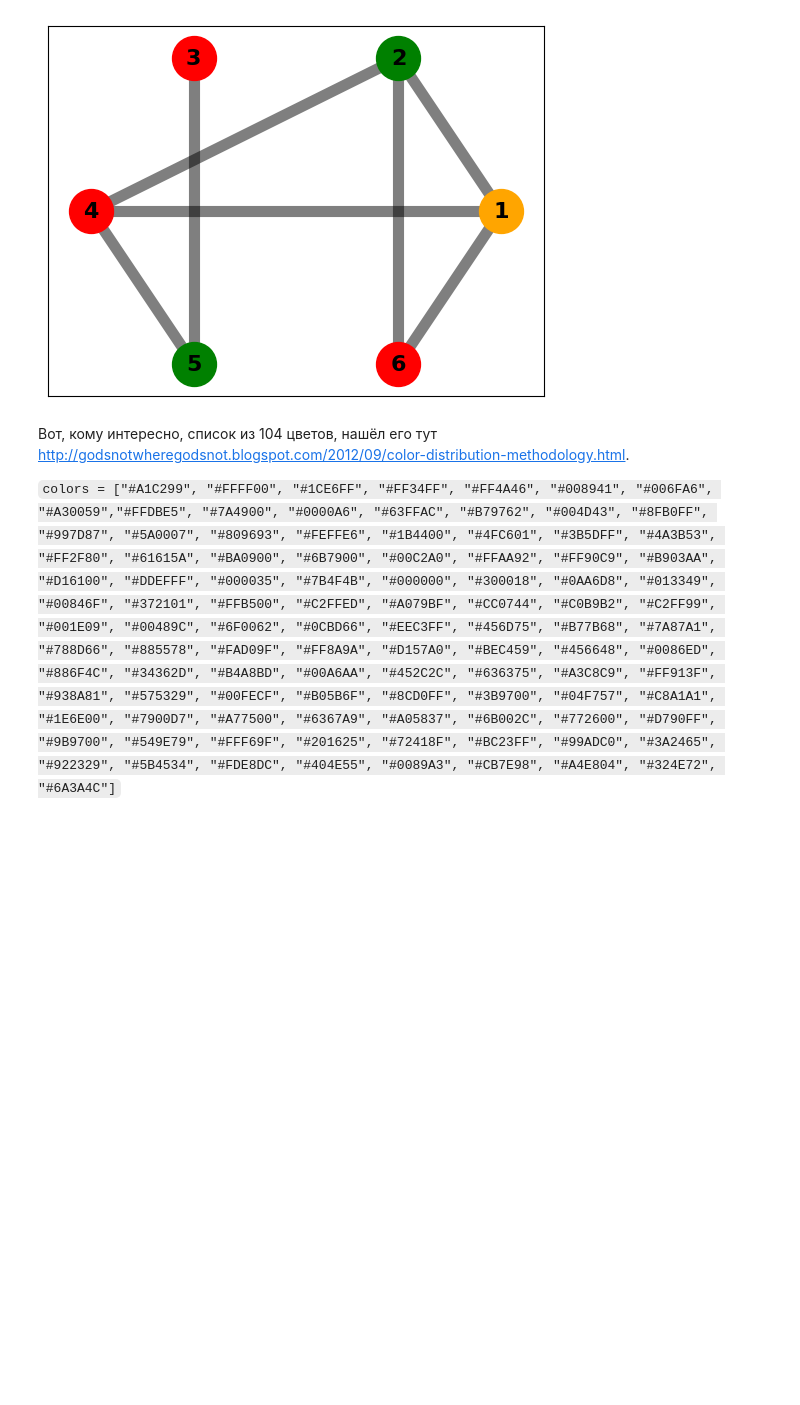
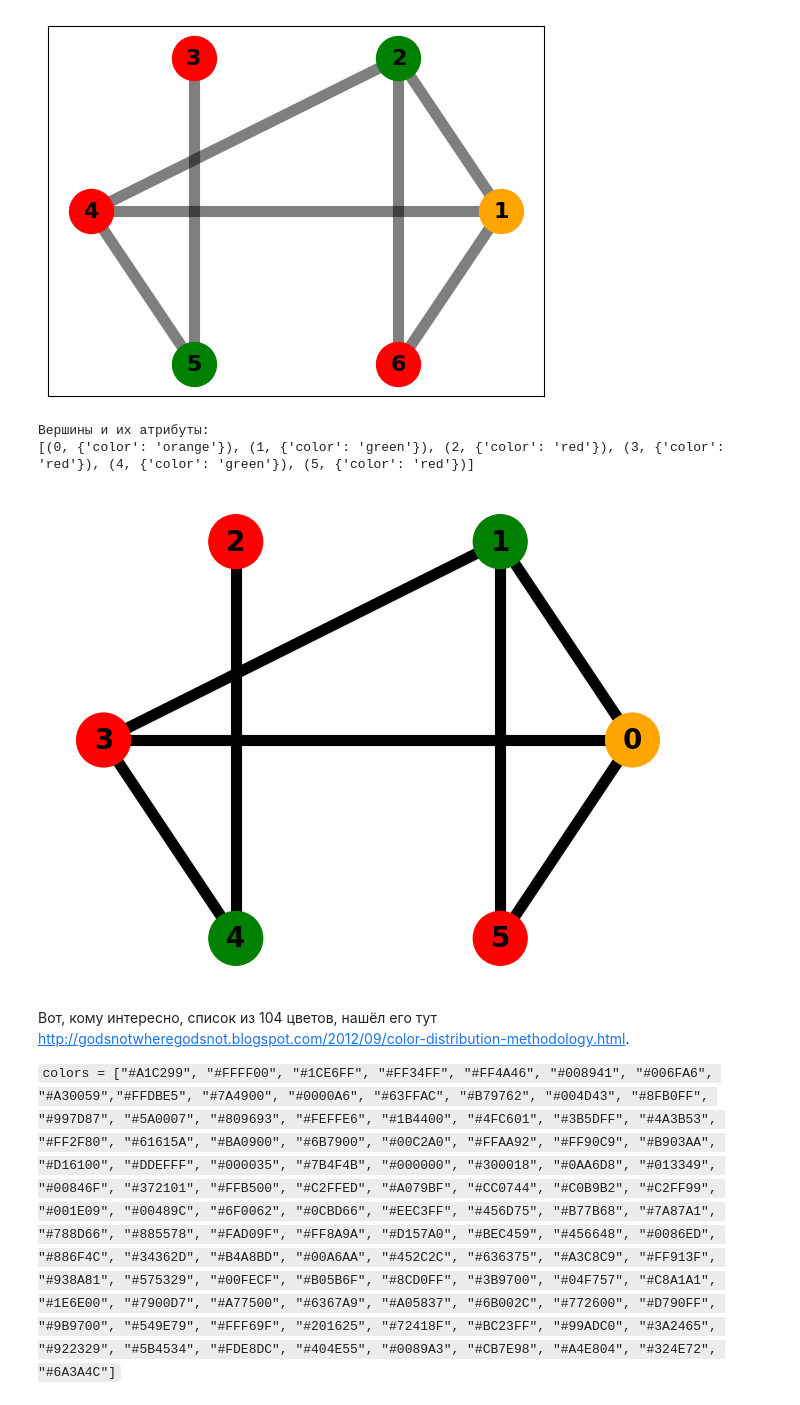
Before and after one commit to ZarevichMikhail/DM-manual, a Jupyter notebook: Методичка_по_ДМ.ipynb, the cells around one changed output. Saved outputs shown, nothing was run; the diff lists cells and outputs as text; code cells hidden in the pictures; blank space fills up the shorter version.

Commit message:
Доработал описание первой работы и добавил примеры использования.

```diff
--- a/Методичка_по_ДМ.ipynb
+++ b/Методичка_по_ДМ.ipynb
@@ -674,6 +747,72 @@ plt.show()
 # %% [output]
 [[3, 4, 6], [2, 5], [1]]
 [figure]
+# %%
+import random
+import math
+
+import numpy as np
+import matplotlib.pyplot as plt
+import networkx as nx
+import bokeh.palettes # Библиотека со списком цветов
+
+
+
+ms = [[0, 1, 0, 1, 0, 1],
+      [1, 0, 0, 1, 0, 1],
+      [0, 0, 0, 0, 1, 0],
+      [1, 1, 0, 0, 1, 0],
+      [0, 0, 1, 1, 0, 0],
+      [1, 1, 0, 0, 0, 0]]
+
+
+# Список с вершинами, которым нужно присвоить один цвет
+# будет получен в результате алгоритма Магу-Вейсмана
+same_color_nodes = [[3, 4, 6], [2, 5], [1]]
+
+# Можно взять уже готовый список цветов
+colors = bokeh.palettes.Category20[20]
+# Однако, если цветов нужно больше, или же требуется расположить их в определённом порядке, придётся записать их вручную.
+colors = ["red", "green", "orange", "blue", "yellow", "violet", "purple", "pink", "grey", "magenta"]
+
+G = nx.Graph(np.array(ms))
+pos = nx.circular_layout(G)
+
+node_labels = {}
+for i in G.nodes():
+    node_labels[i]= i+1
+
+# Для удобства проверки работы алгоритма нумерация была сделана с единицы
+# Но, чтобы раскраска работала правильно, необходимо, чтобы она начиналась с нуля
+for i in range(len(same_color_nodes)):
+    for j in range(len(same_color_nodes[i])):
+        same_color_nodes[i][j] = same_color_nodes[i][j]-1
+
+
+# Присваивание каждой вершине её значение атрибута "color"
+for i in range(len(same_color_nodes)):
+    for j in range(len(same_color_nodes[i])):
+        G.nodes[same_color_nodes[i][j]]["color"] = colors[i]
+
+print("Вершины и их атрибуты: ")
+print(G.nodes(data=True))
+
+# Каждый новый список вершин рисует новым цветом
+#for i in range(len(same_color_nodes)):
+#    nx.draw_networkx_nodes(same_color_nodes[i], pos, node_color=colors[i], node_size=1000)
+
+node_colors = [G.nodes[n]['color'] for n in G.nodes()]
+nx.draw(G,pos, width = 8, font_size=20, font_weight = 'bold', node_size=1500, node_color=node_colors, with_labels=True)
+
+#nx.draw_networkx_edges(G, pos, width = 8, alpha = 0.5)
+#nx.draw_networkx_labels(G, pos, node_labels, font_size=16, font_weight = 'bold')
+
+plt.savefig("ColoredGraph.png")
+plt.show()
+# %% [output]
+Вершины и их атрибуты:
+[(0, {'color': 'orange'}), (1, {'color': 'green'}), (2, {'color': 'red'}), (3, {'color': 'red'}), (4, {'color': 'green'}), (5, {'color': 'red'})]
+[figure, added]
 # %% [markdown]
 Вот, кому интересно, список из 104 цветов, нашёл его тут http://godsnotwheregodsnot.blogspot.com/2012/09/color-distribution-methodology.html.
 
```
Also changed, not shown: parts of 18 cells of this notebook.
